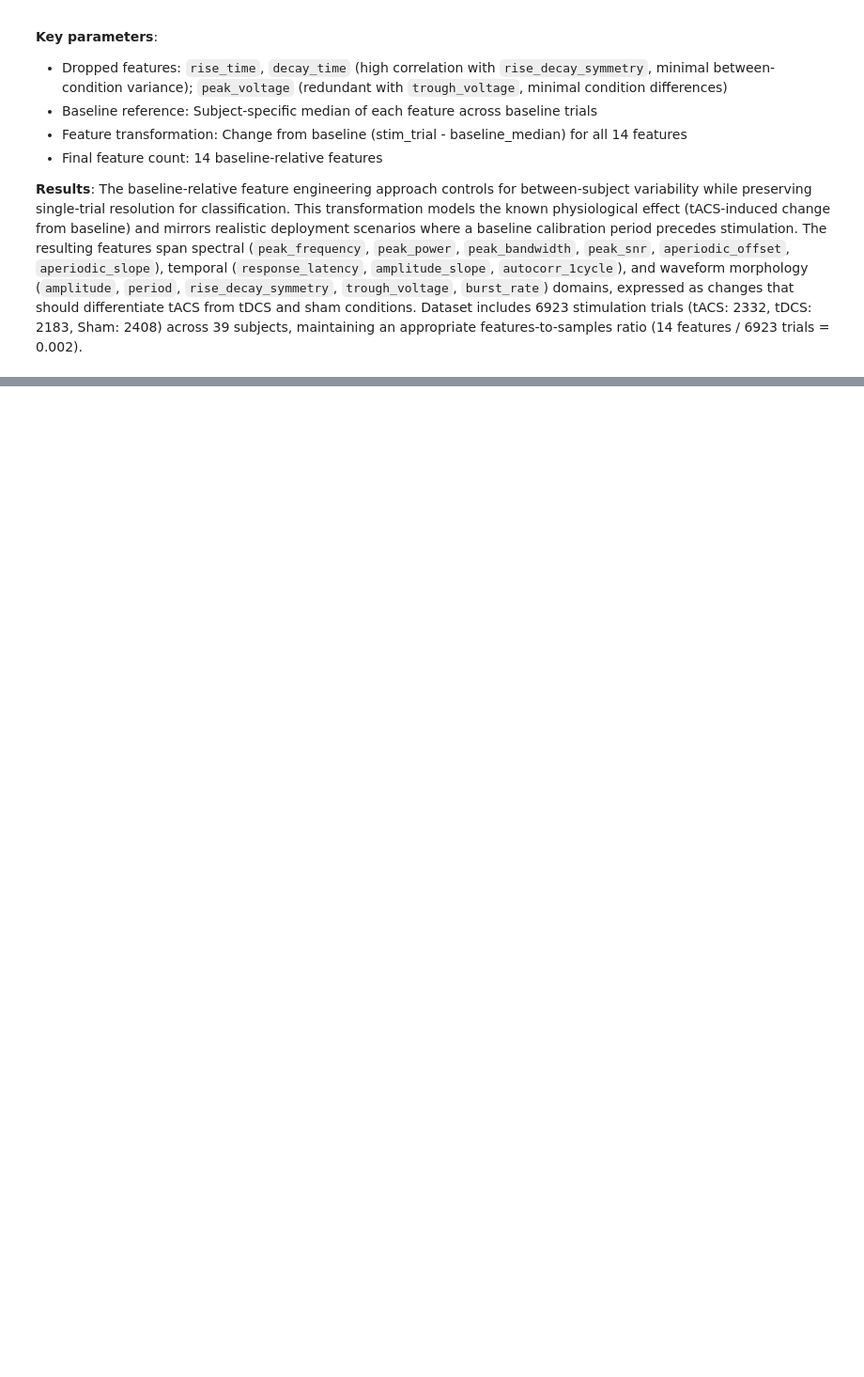
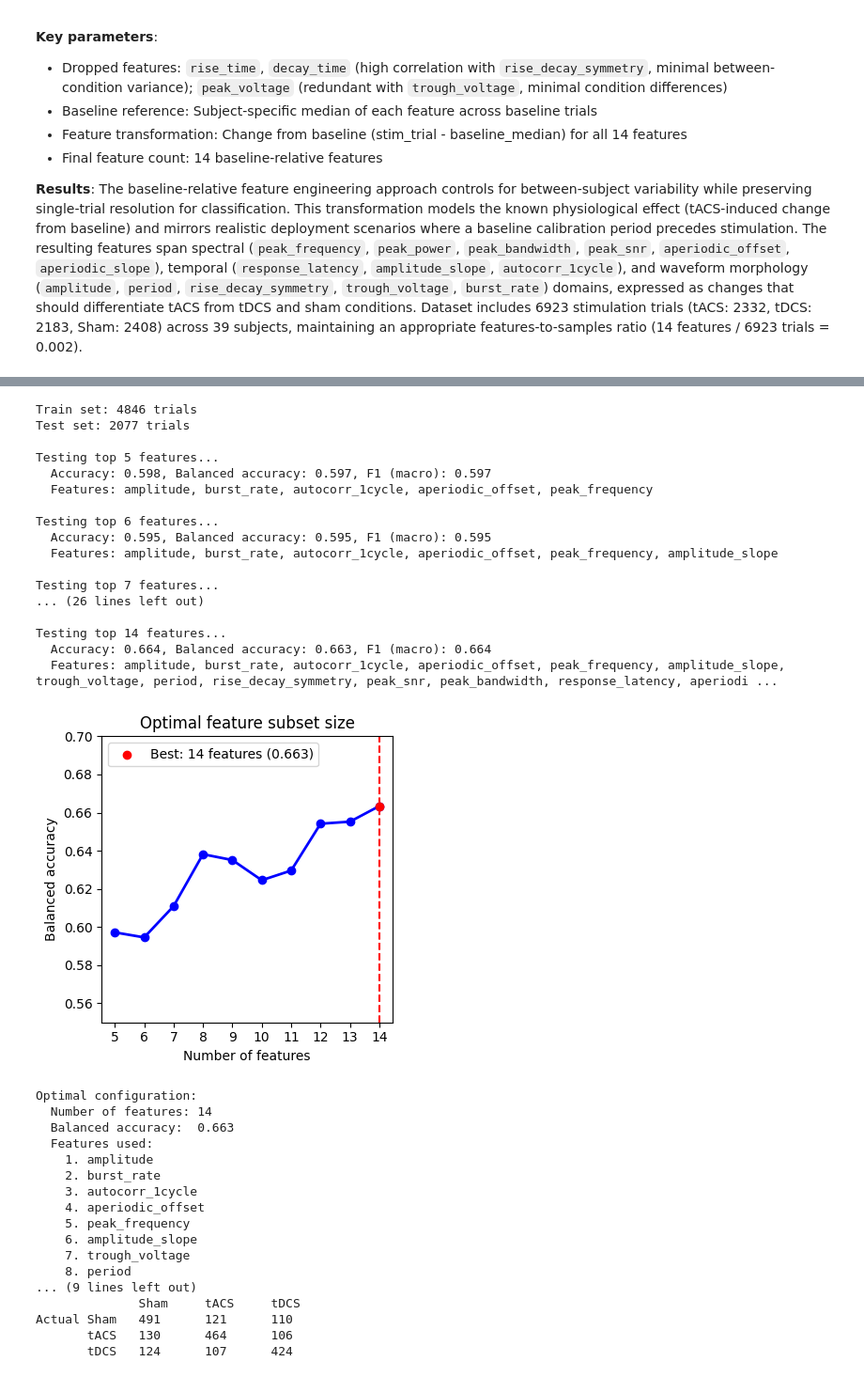
Before and after one commit to elizljohnson-projects/project-eeg-gamma-modulation-ml, a Jupyter notebook: gamma_mod_ml.ipynb, the cells around one changed output, grey strips where cells are left out. Shown: that part at 94% size. Saved outputs shown, nothing was run; the diff lists cells and outputs as text; code cells hidden in the pictures; blank space fills up the shorter version.

```diff
--- a/gamma_mod_ml.ipynb
+++ b/gamma_mod_ml.ipynb
@@ -315,9 +642,45 @@ importances_df = rank_features(stim_trials, features, best_model)
 # %%
-# test subsets of features
-results_df = test_feature_subsets(
+# test subsets of features to find the optimal set
+results_df, best_n = test_feature_subsets(
     stim_trials, features, importances_df,
     search_results['fine_best_params']
 )
+# %% [output]
+Train set: 4846 trials
+Test set: 2077 trials
+
+Testing top 5 features...
+  Accuracy: 0.598, Balanced accuracy: 0.597, F1 (macro): 0.597
+  Features: amplitude, burst_rate, autocorr_1cycle, aperiodic_offset, peak_frequency
+
+Testing top 6 features...
+  Accuracy: 0.595, Balanced accuracy: 0.595, F1 (macro): 0.595
+  Features: amplitude, burst_rate, autocorr_1cycle, aperiodic_offset, peak_frequency, amplitude_slope
+
+Testing top 7 features...
+... (26 lines left out)
+
+Testing top 14 features...
+  Accuracy: 0.664, Balanced accuracy: 0.663, F1 (macro): 0.664
+  Features: amplitude, burst_rate, autocorr_1cycle, aperiodic_offset, peak_frequency, amplitude_slope, trough_voltage, period, rise_decay_symmetry, peak_snr, peak_bandwidth, response_latency, aperiodi ...
+[figure, added]
+Optimal configuration:
+  Number of features: 14
+  Balanced accuracy:  0.663
+  Features used:
+    1. amplitude
+    2. burst_rate
+    3. autocorr_1cycle
+    4. aperiodic_offset
+    5. peak_frequency
+    6. amplitude_slope
+    7. trough_voltage
+    8. period
+... (9 lines left out)
+              Sham     tACS     tDCS
+Actual Sham   491      121      110
+       tACS   130      464      106
+       tDCS   124      107      424
 # %% [markdown]
 ### Goal 2.4: Validate model performance
 
```
Also changed, not shown: parts of 28 cells of this notebook, 2 other files.
